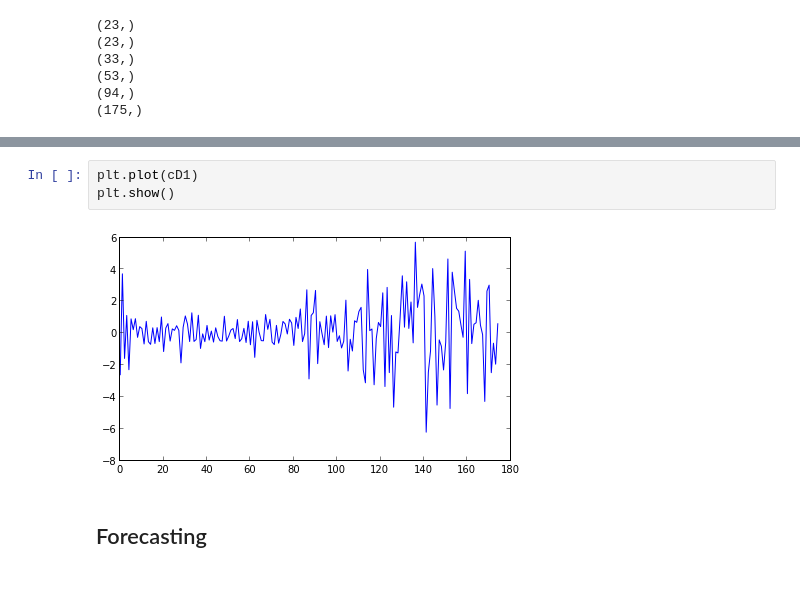
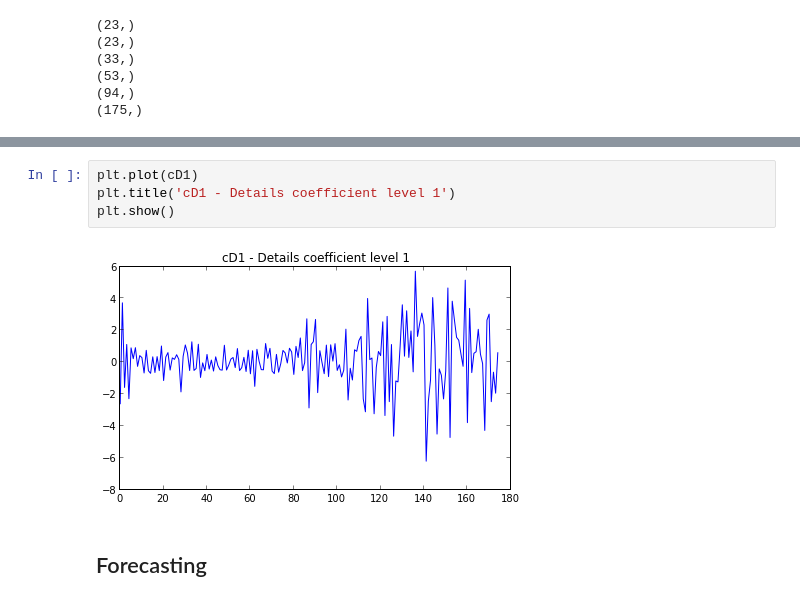
Before and after one commit to ankit-maverick/Wavelets_course_project, a Jupyter notebook: nb/Untitled0.ipynb, the cells around one changed output, grey strips where cells are left out. Saved outputs shown, nothing was run; the diff lists cells and outputs as text.

```diff
--- a/nb/Untitled0.ipynb
+++ b/nb/Untitled0.ipynb
@@ -75,8 +87,9 @@ plt.show()
 # %%
 plt.plot(cD1)
+plt.title('cD1 - Details coefficient level 1')
 plt.show()
 # %% [output]
-[figure, old version]
+[figure, new version]
 # %% [markdown]
 ## Forecasting
 # %% [raw]
```
Also changed, not shown: parts of 12 cells of this notebook.
